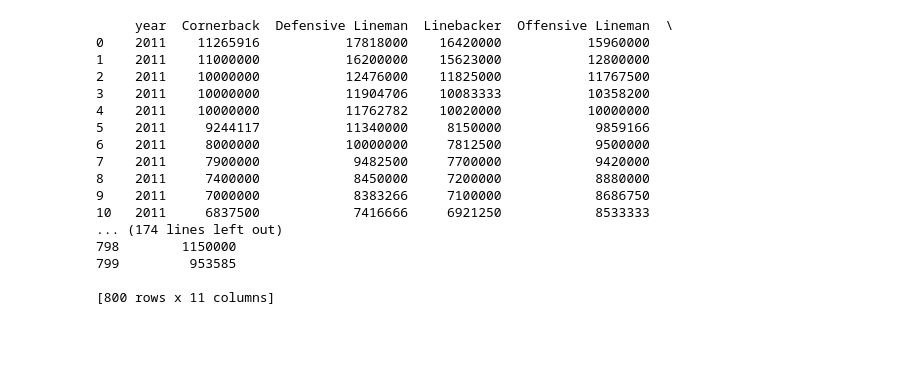
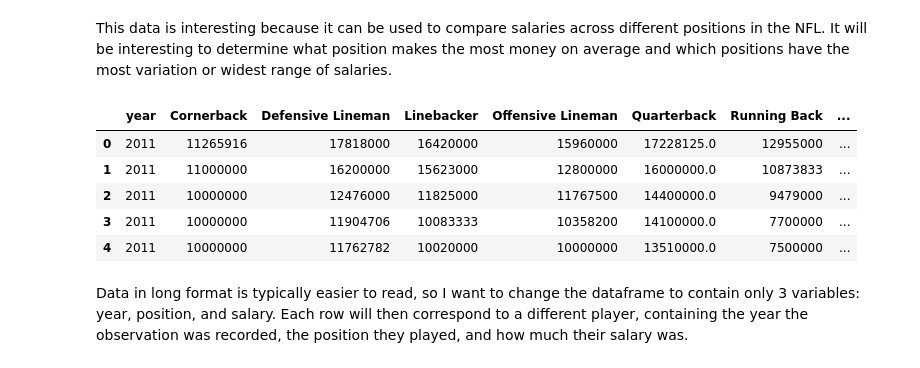
Before and after one commit to cdbale/econ213r, a Jupyter notebook: Homework 1.ipynb, the cells around one changed output. Drawn from its saved outputs; the diff is of its cells as text; code cells hidden in the pictures; blank space fills up the shorter version.

Commit message:
Add files via upload
Finished part 1, just need to touch it up. Still have parts 2 and 3

```diff
--- a/Homework 1.ipynb
+++ b/Homework 1.ipynb
@@ -4,21 +9,17 @@ import pandas as pd
 nfl_salary = pd.read_csv("C:/Users/camer/Desktop/nfl_salary.txt", delimiter = '\t')
-# %%
-print(nfl_salary)
-# %% [output]
-     year  Cornerback  Defensive Lineman  Linebacker  Offensive Lineman  \
-0    2011    11265916           17818000    16420000           15960000
-1    2011    11000000           16200000    15623000           12800000
-2    2011    10000000           12476000    11825000           11767500
-3    2011    10000000           11904706    10083333           10358200
-4    2011    10000000           11762782    10020000           10000000
-5    2011     9244117           11340000     8150000            9859166
-6    2011     8000000           10000000     7812500            9500000
-7    2011     7900000            9482500     7700000            9420000
-8    2011     7400000            8450000     7200000            8880000
-9    2011     7000000            8383266     7100000            8686750
-10   2011     6837500            7416666     6921250            8533333
-... (174 lines left out)
-798        1150000
-799         953585
-
-[800 rows x 11 columns]
+# %% [markdown]
+This data is interesting because it can be used to compare salaries across different positions in the NFL. It will be
+interesting to determine what position makes the most money on average and which positions have the most variation or widest
+range of salaries.
+# %%
+## view the top few rows of nfl_salary to make sure it read in correctly
+nfl_salary.head()
+# %% [output]
+|  | year | Cornerback | Defensive Lineman | Linebacker | Offensive Lineman | Quarterback | Running Back | ... |
+| 0 | 2011 | 11265916 | 17818000 | 16420000 | 15960000 | 17228125.0 | 12955000 | ... |
+| 1 | 2011 | 11000000 | 16200000 | 15623000 | 12800000 | 16000000.0 | 10873833 | ... |
+| 2 | 2011 | 10000000 | 12476000 | 11825000 | 11767500 | 14400000.0 | 9479000 | ... |
+| 3 | 2011 | 10000000 | 11904706 | 10083333 | 10358200 | 14100000.0 | 7700000 | ... |
+| 4 | 2011 | 10000000 | 11762782 | 10020000 | 10000000 | 13510000.0 | 7500000 | ... |
+# %% [markdown]
+Data in long format is typically easier to read, so I want to change the dataframe to contain only 3 variables: year, position, and salary. Each row will then correspond to a different player, containing the year the observation was recorded, the position they played, and how much their salary was.
```
Also changed, not shown: parts of 38 cells of this notebook.
